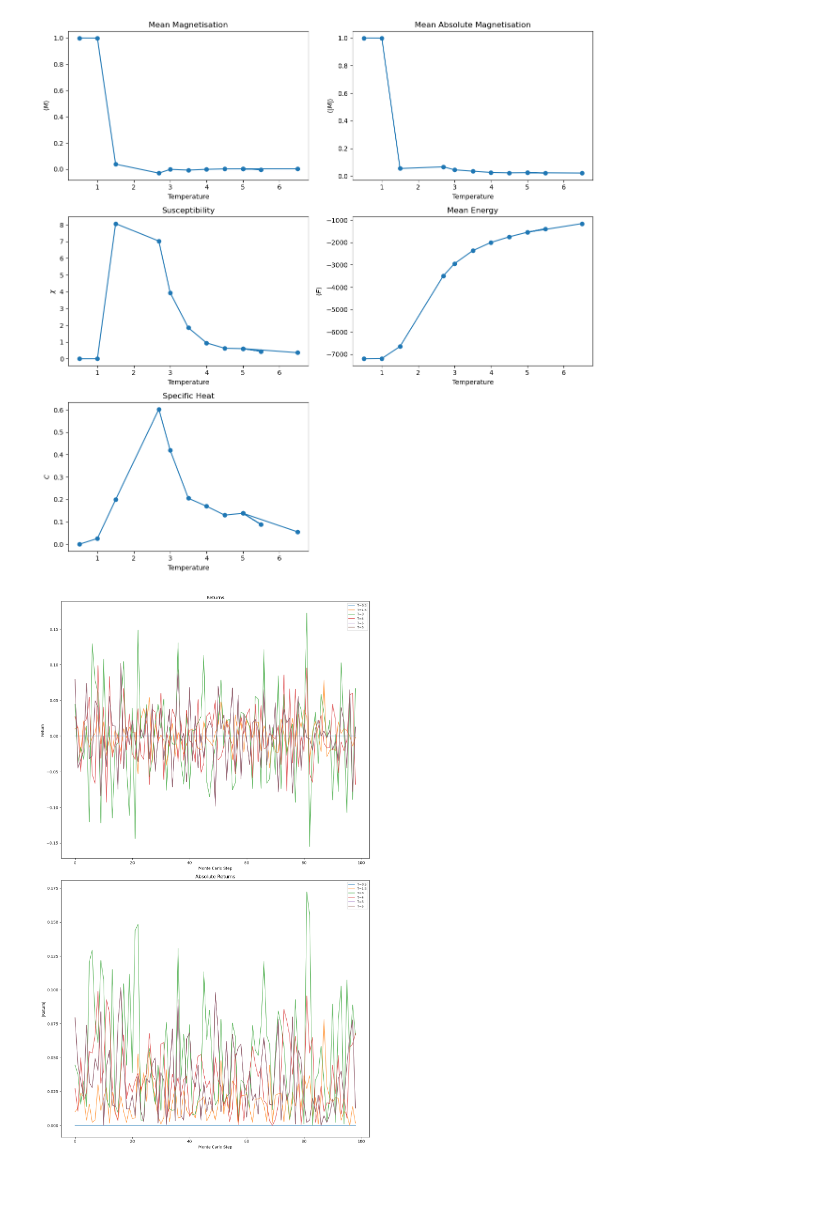
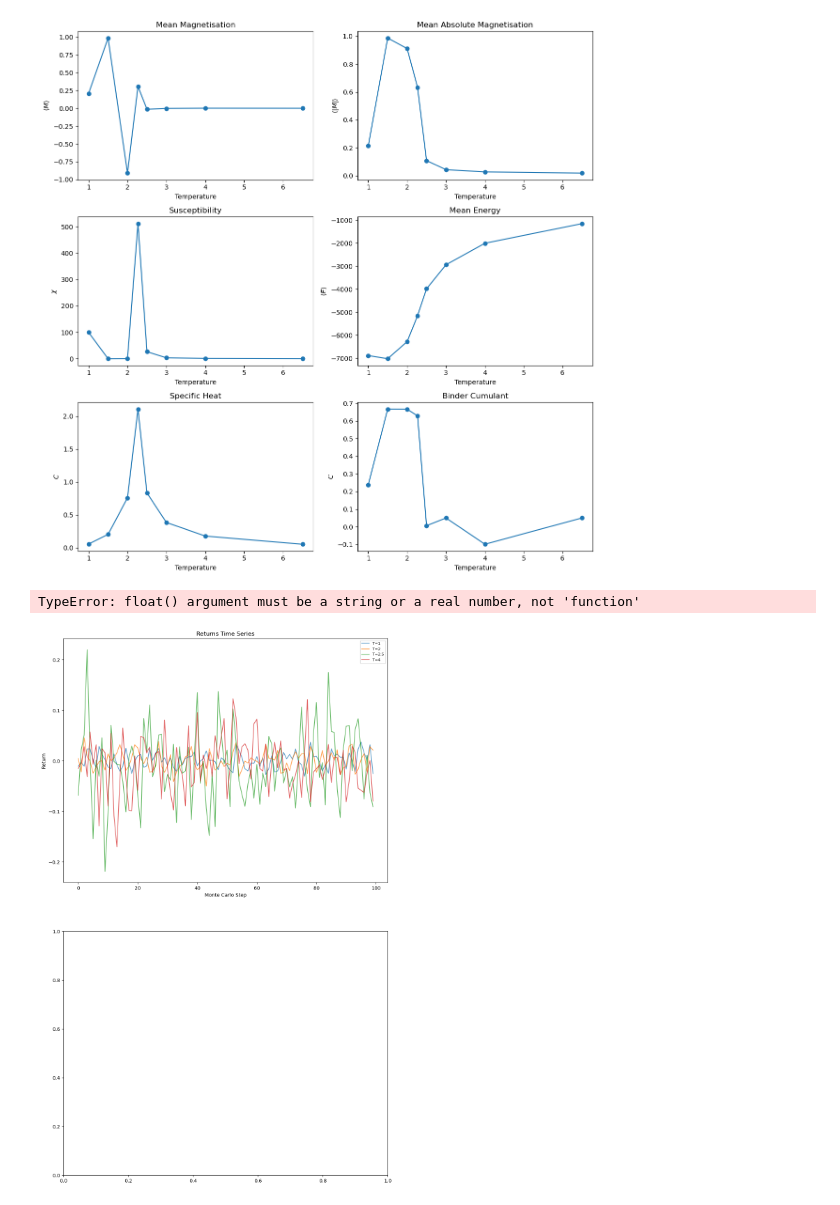
Before and after one commit to JSek7/Ising-Model-Market-Crash-Simulation, a Jupyter notebook: Ising-Model-MCMC.ipynb, the cells around one changed output. Drawn from its saved outputs; the diff is of its cells as text; code cells hidden in the pictures.

```diff
--- a/Ising-Model-MCMC.ipynb
+++ b/Ising-Model-MCMC.ipynb
@@ -141,12 +153,14 @@ def run_simulation(
 # %%
 #RUN THE SIMULATION AT SEVERAL TEMPERATURES AND EXTRACT BASIC METRICS:
 
-temps = [1, 1.5, 2, 2.269, 2.5, 3, 4, 6.5]
+
+#temps = [1, 1.5, 2, 2.269, 2.5, 3, 4, 6.5]
+temps = [1,2.269,6.5]
 results = {}
 L = 60
 
 for t in temps:
-    spins, mags, energies, first_returns,rolling_vol = run_simulation(L=L,T=t,J=1.0,h=0.0,n_equil=2000,n_steps=15000,sample_freq=15,init_mode="random",seed=None)
+    spins, mags, energies, first_returns,rolling_vol = run_simulation(L=L,T=t,J=1.0,h=0.0,n_equil=10000,n_steps=15000,sample_freq=15,init_mode="random",seed=None)
 
     average_mag = np.mean(mags)
     abs_average_mag = np.mean(np.abs(mags))
@@ -167,7 +178,7 @@ plot_t = [1, 2.269, 6.5]
 
 plt.figure(figsize=(10, 6))
 for t in plot_t:
-    plt.plot(results[t]["Magnetisation"], label=f"T={t}")
+    plt.plot(results[t]["Magnetisation"][::10], label=f"T={t}")
 plt.xlabel("Monte Carlo step")
 plt.ylabel("Magnetisation")
 plt.title("Magnetisation time series for different temperatures")
@@ -230,41 +241,42 @@ axes[3].set_ylabel(r"$\langle E \rangle$")
 # 5. Specific Heat
 axes[4].plot(temps, specific_heat, marker="o")
 axes[4].set_title("Specific Heat")
 axes[4].set_xlabel("Temperature")
 axes[4].set_ylabel(r"$C$")
 
 # 6. Empty subplot (turn it off so it doesn't look stupid)
-axes[5].axis(temps, binder_cumulant, marker="o")
-axes[4].set_title("Binder Cumulant")
-axes[4].set_xlabel("Temperature")
-axes[4].set_ylabel(r"$C$")
+axes[5].plot(temps, binder_cumulant, marker="o")
+axes[5].set_title("Binder Cumulant")
+axes[5].set_xlabel("Temperature")
+axes[5].set_ylabel(r"$C$")
 
 plt.tight_layout()
 plt.show()
 
 fig, axes = plt.subplots(2, 1, figsize=(12, 20))
 
 # Left: Returns
 for t in temps[::2]:
-    axes[0].plot(results[t]["First_Return"], alpha=0.7, label=f"T={t}")
+    axes[0].plot(results[t]["First_Return"][::10], alpha=0.7, label=f"T={t}")
 axes[0].set_title("Returns Time Series")
 axes[0].set_xlabel("Monte Carlo Step")
 axes[0].set_ylabel("Return")
 axes[0].legend(fontsize=8)
 
 # Right: Rolling Volatility
 for t in temps[::2]:
-    axes[1].plot(np.abs(results[t]["First_Return"]), alpha=0.7, label=f"T={t}")
+    axes[1].plot(results[t]["Rolling_Vol"], alpha=0.7, label=f"T={t}")
 axes[1].set_title("Rolling Volatility Time Series")
 axes[1].set_xlabel("Monte Carlo Step")
 axes[1].set_ylabel("Rolling Volatility")
 axes[1].legend(fontsize=8)
 
 plt.tight_layout()
 plt.show()
 # %% [output]
-[figure, old version]
+[figure, new version]
+TypeError: float() argument must be a string or a real number, not 'function'
-[figure, old version]
+[figure, new version]
 # %%
 #COMPUTE AND PLOT ACF (mag,returns,abs return), CORRELATION TIME, KURTOSIS
 
```
Also changed, not shown: parts of 5 cells of this notebook.
